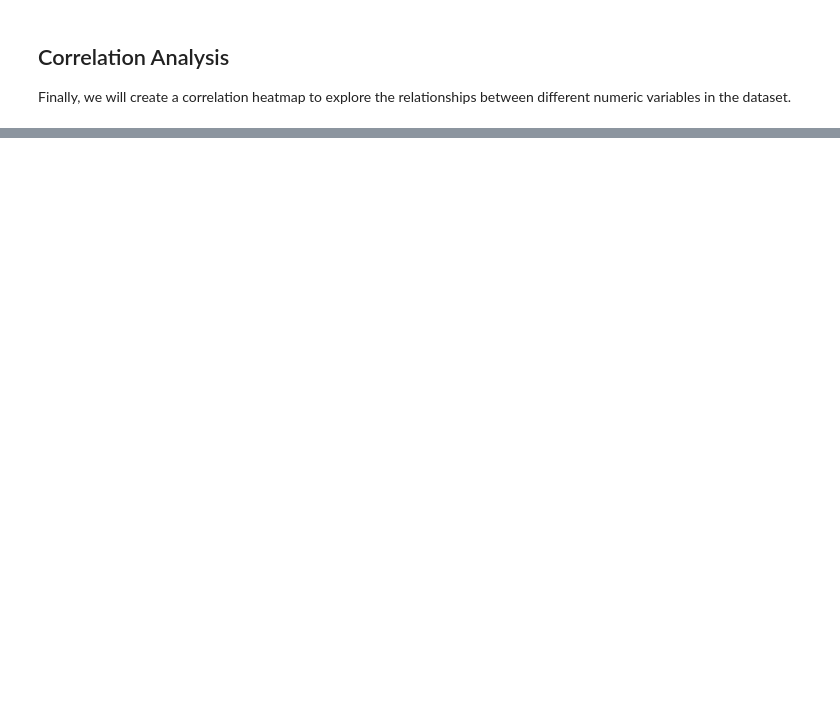
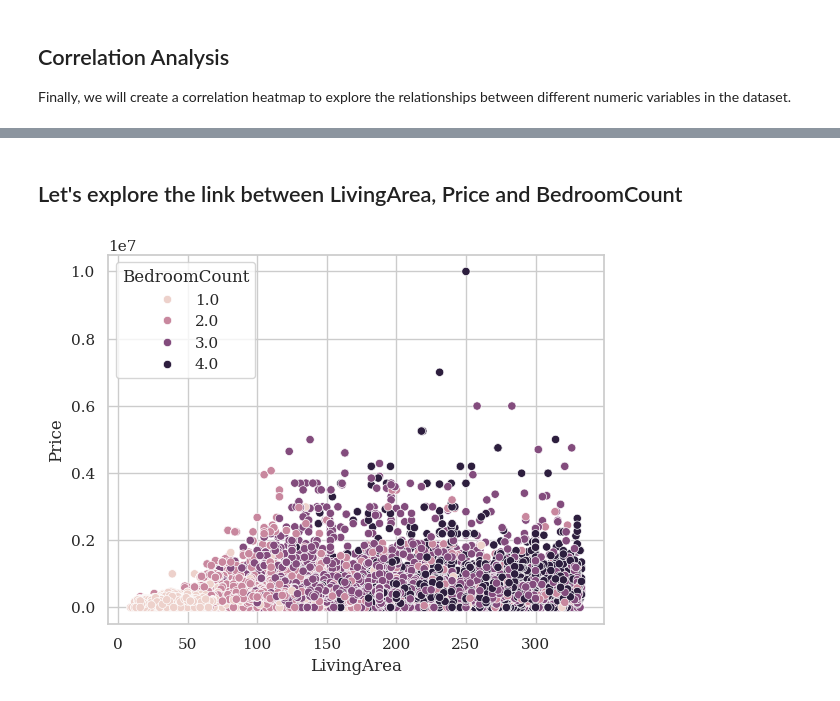
Before and after one commit to appiKaL/immo-eliza-analysis, a Jupyter notebook: immo_eliza_notebook.ipynb, the cells around one changed output, grey strips where cells are left out. Cells and saved outputs as stored; diff of their text form; code cells hidden in the pictures; blank space fills up the shorter version.

```diff
--- a/immo_eliza_notebook.ipynb
+++ b/immo_eliza_notebook.ipynb
@@ -155,0 +174,11 @@ plt.show()
+# %% [markdown]
+## Let's explore the link between LivingArea, Price and BedroomCount
+# %%
+clean_df = df.drop(df[df.Price > 15000000].index,inplace=True)
+clean_df = remove_outliers(df, "LivingArea")
+clean_df = remove_outliers(clean_df, "BedroomCount")
+
+sns.scatterplot(data=clean_df, x="LivingArea", y="Price", hue="BedroomCount")
+plt.show()
+# %% [output]
+[figure, added]
```
Also changed, not shown: parts of 12 cells of this notebook.
